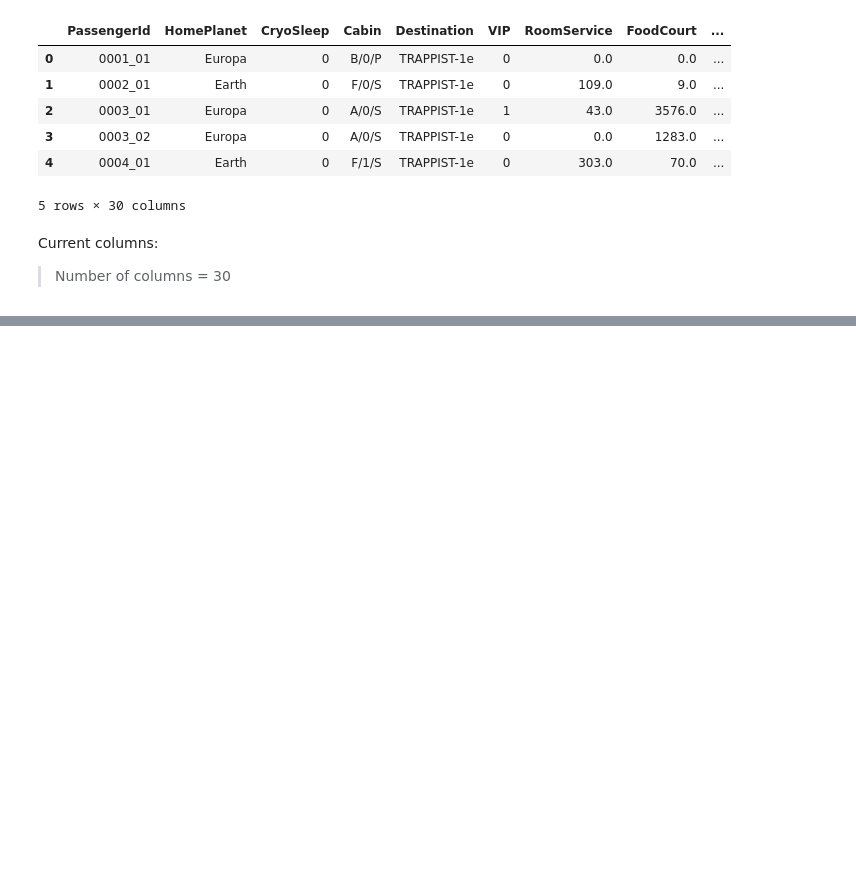
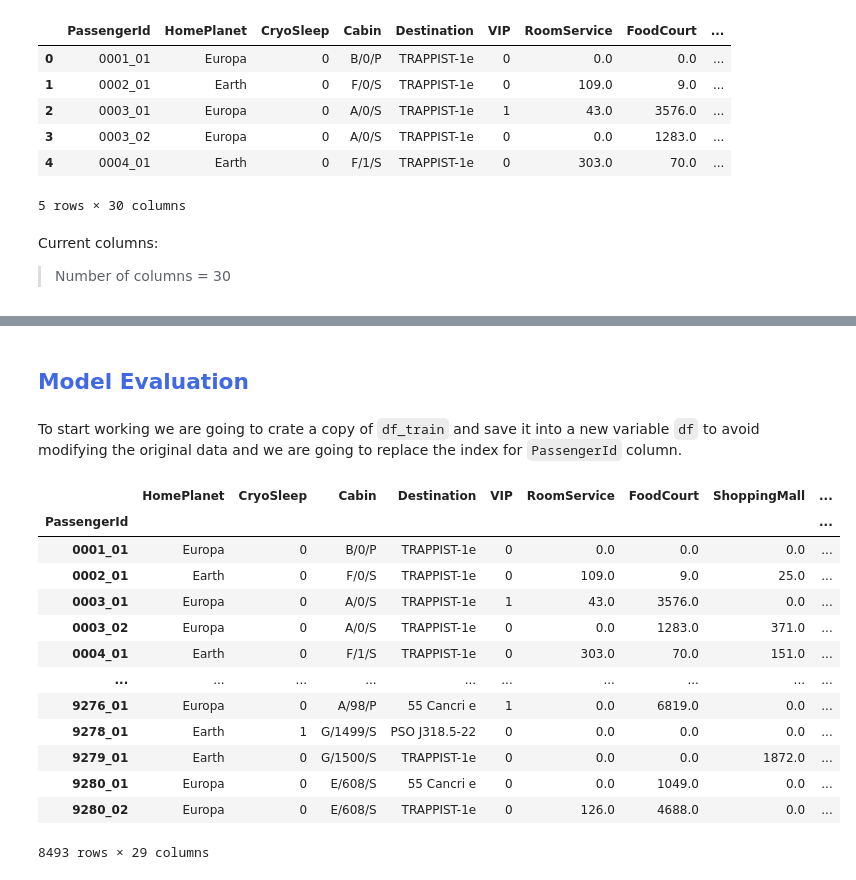
Before and after one commit to melixxa07/AI-Project, a Jupyter notebook: 01 - Data Exploration.ipynb, the cells around one changed output, grey strips where cells are left out. Saved outputs shown, nothing was run; the diff lists cells and outputs as text; code cells hidden in the pictures; blank space fills up the shorter version.

```diff
--- a/01 - Data Exploration.ipynb
+++ b/01 - Data Exploration.ipynb
@@ -261 +261,3 @@ Index(['PassengerId', 'HomePlanet', 'CryoSleep', 'Cabin', 'Destination', 'VIP',
       dtype='object')
+# %% [markdown]
+## <font color ="royalblue"> <font face = 'Century' >  Model Evaluation
@@ -261,0 +270,2 @@ Index(['PassengerId', 'HomePlanet', 'CryoSleep', 'Cabin', 'Destination', 'VIP',
+# %% [markdown]
+<font face = 'Century' > To start working we are going to crate a copy of `df_train` and save it into a new variable `df` to avoid modifying the original data and we are going to replace the index for `PassengerId` column.
@@ -261,0 +277,17 @@ Index(['PassengerId', 'HomePlanet', 'CryoSleep', 'Cabin', 'Destination', 'VIP',
+# %%
+df
+# %% [output]
+|  | HomePlanet | CryoSleep | Cabin | Destination | VIP | RoomService | FoodCourt | ShoppingMall | ... |
+| PassengerId |  |  |  |  |  |  |  |  | ... |
+| 0001_01 | Europa | 0 | B/0/P | TRAPPIST-1e | 0 | 0.0 | 0.0 | 0.0 | ... |
+| 0002_01 | Earth | 0 | F/0/S | TRAPPIST-1e | 0 | 109.0 | 9.0 | 25.0 | ... |
+| 0003_01 | Europa | 0 | A/0/S | TRAPPIST-1e | 1 | 43.0 | 3576.0 | 0.0 | ... |
+| 0003_02 | Europa | 0 | A/0/S | TRAPPIST-1e | 0 | 0.0 | 1283.0 | 371.0 | ... |
+| 0004_01 | Earth | 0 | F/1/S | TRAPPIST-1e | 0 | 303.0 | 70.0 | 151.0 | ... |
+| ... | ... | ... | ... | ... | ... | ... | ... | ... | ... |
+| 9276_01 | Europa | 0 | A/98/P | 55 Cancri e | 1 | 0.0 | 6819.0 | 0.0 | ... |
+| 9278_01 | Earth | 1 | G/1499/S | PSO J318.5-22 | 0 | 0.0 | 0.0 | 0.0 | ... |
+| 9279_01 | Earth | 0 | G/1500/S | TRAPPIST-1e | 0 | 0.0 | 0.0 | 1872.0 | ... |
+| 9280_01 | Europa | 0 | E/608/S | 55 Cancri e | 0 | 0.0 | 1049.0 | 0.0 | ... |
+| 9280_02 | Europa | 0 | E/608/S | TRAPPIST-1e | 0 | 126.0 | 4688.0 | 0.0 | ... |
+8493 rows × 29 columns
```
Also changed, not shown: parts of 19 cells of this notebook.
